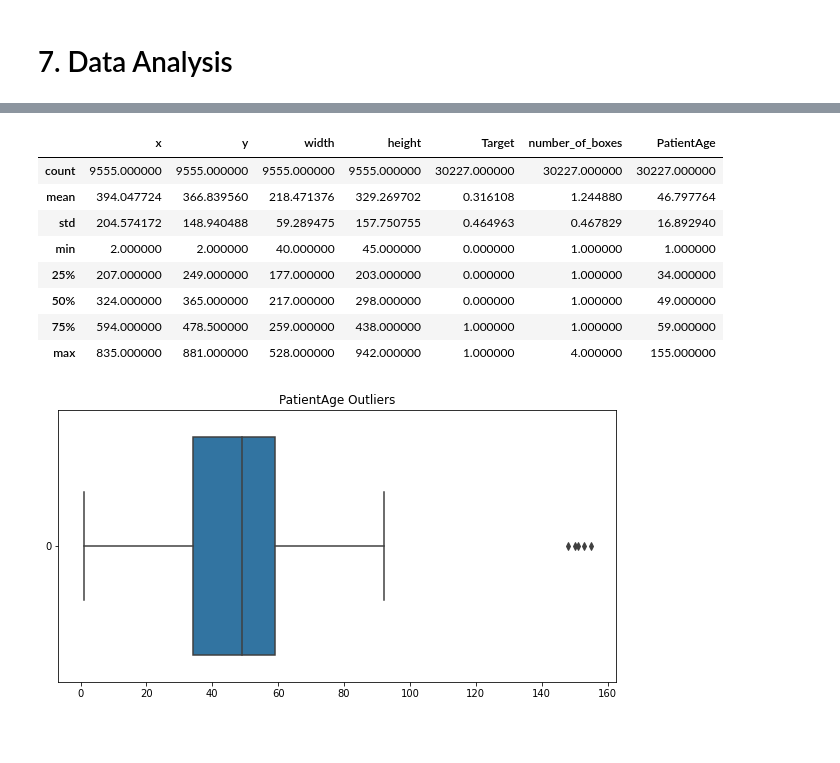
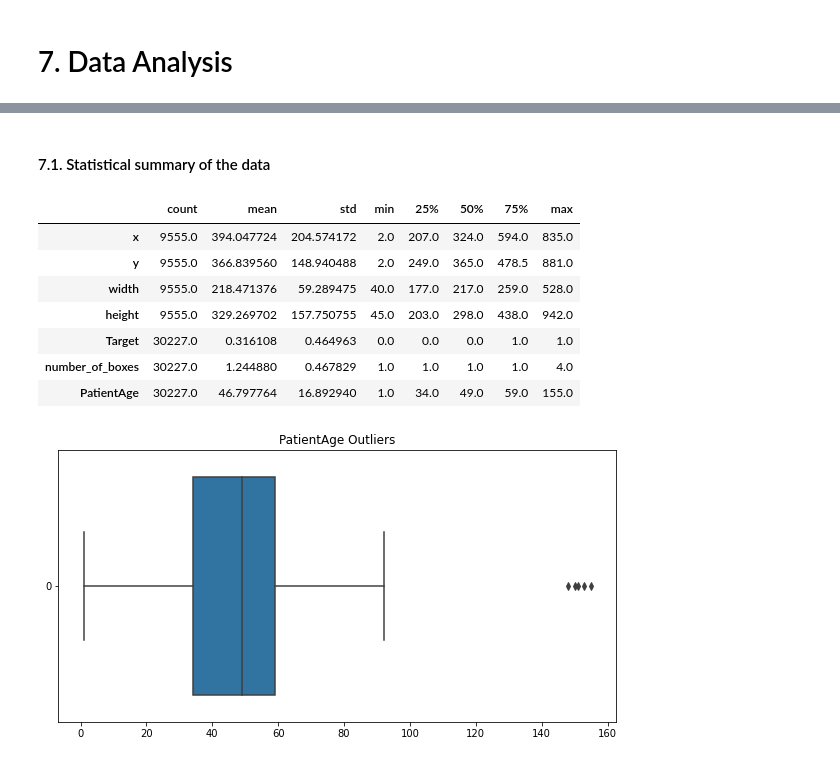
Before and after one commit to karthiksankarangit/capstone_project, a Jupyter notebook: Capstone_Project_v1_0_0.ipynb, the cells around one changed output, grey strips where cells are left out. Saved outputs shown, nothing was run; the diff lists cells and outputs as text; code cells hidden in the pictures; blank space fills up the shorter version.

```diff
--- a/Capstone_Project_v1_0_0.ipynb
+++ b/Capstone_Project_v1_0_0.ipynb
@@ -468,15 +478,16 @@ Loading the dataframe from the saved file
+# %% [markdown]
+#### 7.1. Statistical summary of the data
 # %%
-source_df.describe()
+source_df.describe().T
 # %% [output]
-|  | x | y | width | height | Target | number_of_boxes | PatientAge |
-| count | 9555.000000 | 9555.000000 | 9555.000000 | 9555.000000 | 30227.000000 | 30227.000000 | 30227.000000 |
-| mean | 394.047724 | 366.839560 | 218.471376 | 329.269702 | 0.316108 | 1.244880 | 46.797764 |
-| std | 204.574172 | 148.940488 | 59.289475 | 157.750755 | 0.464963 | 0.467829 | 16.892940 |
-| min | 2.000000 | 2.000000 | 40.000000 | 45.000000 | 0.000000 | 1.000000 | 1.000000 |
-| 25% | 207.000000 | 249.000000 | 177.000000 | 203.000000 | 0.000000 | 1.000000 | 34.000000 |
-| 50% | 324.000000 | 365.000000 | 217.000000 | 298.000000 | 0.000000 | 1.000000 | 49.000000 |
-| 75% | 594.000000 | 478.500000 | 259.000000 | 438.000000 | 1.000000 | 1.000000 | 59.000000 |
-| max | 835.000000 | 881.000000 | 528.000000 | 942.000000 | 1.000000 | 4.000000 | 155.000000 |
+|  | count | mean | std | min | 25% | 50% | 75% | max |
+| x | 9555.0 | 394.047724 | 204.574172 | 2.0 | 207.0 | 324.0 | 594.0 | 835.0 |
+| y | 9555.0 | 366.839560 | 148.940488 | 2.0 | 249.0 | 365.0 | 478.5 | 881.0 |
+| width | 9555.0 | 218.471376 | 59.289475 | 40.0 | 177.0 | 217.0 | 259.0 | 528.0 |
+| height | 9555.0 | 329.269702 | 157.750755 | 45.0 | 203.0 | 298.0 | 438.0 | 942.0 |
+| Target | 30227.0 | 0.316108 | 0.464963 | 0.0 | 0.0 | 0.0 | 1.0 | 1.0 |
+| number_of_boxes | 30227.0 | 1.244880 | 0.467829 | 1.0 | 1.0 | 1.0 | 1.0 | 4.0 |
+| PatientAge | 30227.0 | 46.797764 | 16.892940 | 1.0 | 34.0 | 49.0 | 59.0 | 155.0 |
 # %%
 fig = plt.figure(figsize = (10, 5))
 fig_box_plot = sns.boxplot(data = source_df['PatientAge'], orient = 'h').set_title('PatientAge Outliers')
```
Also changed, not shown: parts of 10 cells of this notebook.
